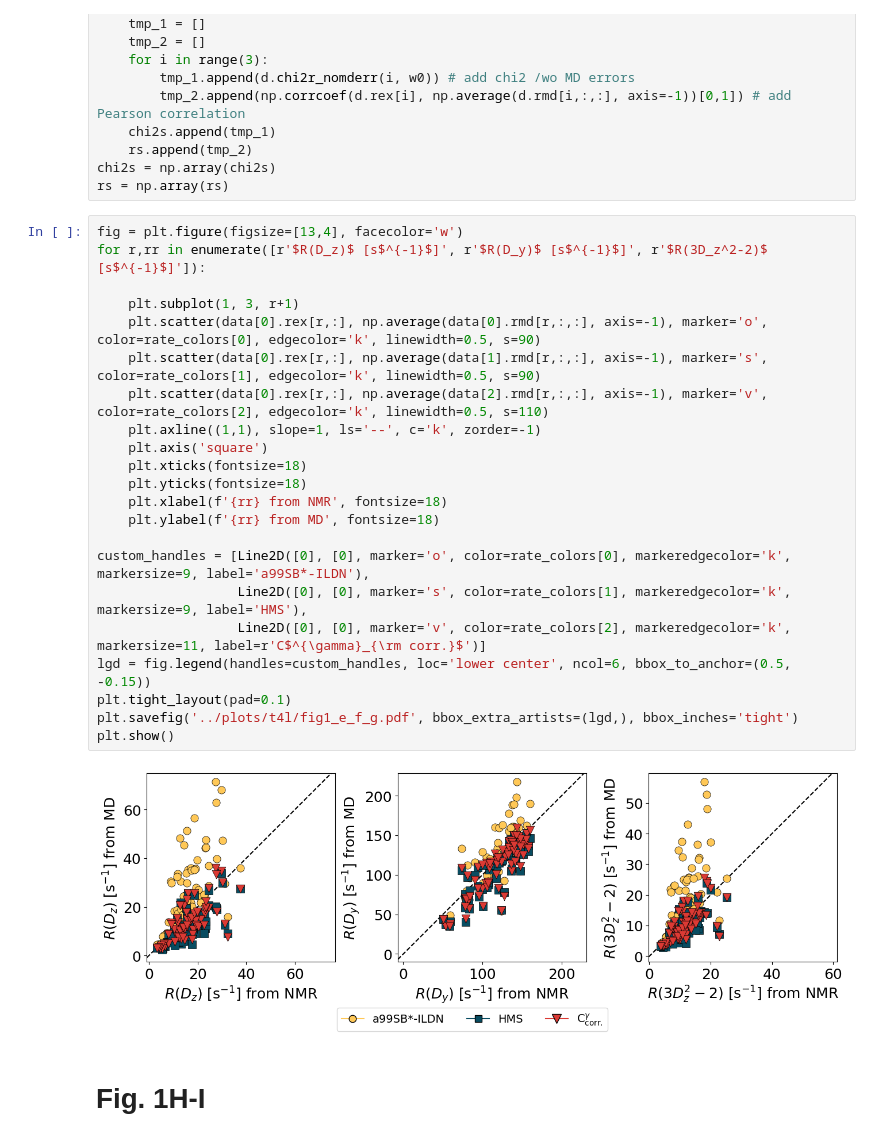
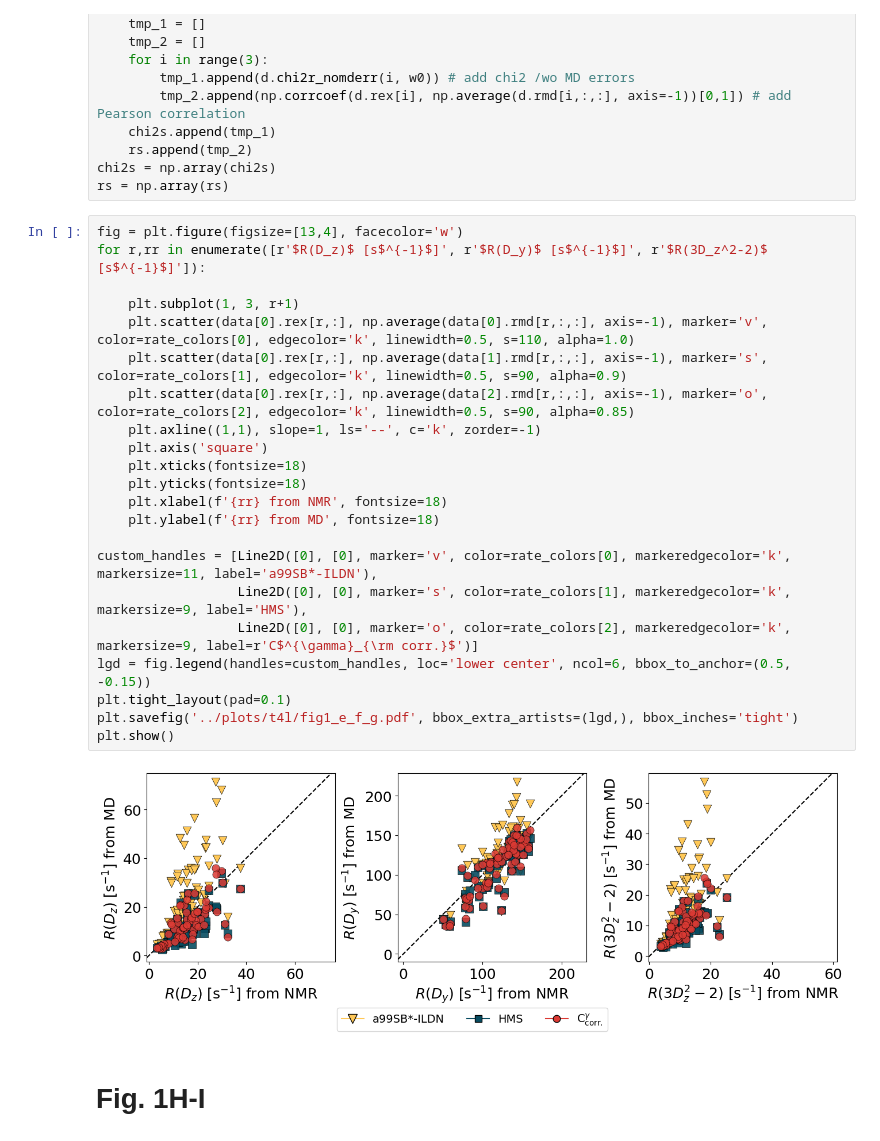
Before and after one commit to KULL-Centre/_2023_Kummerer_nmrFF, a Jupyter notebook: notebooks/make_figures_t4l.ipynb, the cells around one changed output. Saved outputs shown, nothing was run; the diff lists cells and outputs as text.

```diff
--- a/notebooks/make_figures_t4l.ipynb
+++ b/notebooks/make_figures_t4l.ipynb
@@ -159,27 +159,27 @@ rs = np.array(rs)
 # %%
 fig = plt.figure(figsize=[13,4], facecolor='w')
 for r,rr in enumerate([r'$R(D_z)$ [s$^{-1}$]', r'$R(D_y)$ [s$^{-1}$]', r'$R(3D_z^2-2)$ [s$^{-1}$]']):
 
     plt.subplot(1, 3, r+1)
-    plt.scatter(data[0].rex[r,:], np.average(data[0].rmd[r,:,:], axis=-1), marker='o', color=rate_colors[0], edgecolor='k', linewidth=0.5, s=90)
-    plt.scatter(data[0].rex[r,:], np.average(data[1].rmd[r,:,:], axis=-1), marker='s', color=rate_colors[1], edgecolor='k', linewidth=0.5, s=90)
-    plt.scatter(data[0].rex[r,:], np.average(data[2].rmd[r,:,:], axis=-1), marker='v', color=rate_colors[2], edgecolor='k', linewidth=0.5, s=110)
+    plt.scatter(data[0].rex[r,:], np.average(data[0].rmd[r,:,:], axis=-1), marker='v', color=rate_colors[0], edgecolor='k', linewidth=0.5, s=110, alpha=1.0)
+    plt.scatter(data[0].rex[r,:], np.average(data[1].rmd[r,:,:], axis=-1), marker='s', color=rate_colors[1], edgecolor='k', linewidth=0.5, s=90, alpha=0.9)
+    plt.scatter(data[0].rex[r,:], np.average(data[2].rmd[r,:,:], axis=-1), marker='o', color=rate_colors[2], edgecolor='k', linewidth=0.5, s=90, alpha=0.85)
     plt.axline((1,1), slope=1, ls='--', c='k', zorder=-1)
     plt.axis('square')
     plt.xticks(fontsize=18)
     plt.yticks(fontsize=18)
     plt.xlabel(f'{rr} from NMR', fontsize=18)
     plt.ylabel(f'{rr} from MD', fontsize=18)
 
-custom_handles = [Line2D([0], [0], marker='o', color=rate_colors[0], markeredgecolor='k', markersize=9, label='a99SB*-ILDN'),
+custom_handles = [Line2D([0], [0], marker='v', color=rate_colors[0], markeredgecolor='k', markersize=11, label='a99SB*-ILDN'),
                   Line2D([0], [0], marker='s', color=rate_colors[1], markeredgecolor='k', markersize=9, label='HMS'),
-                  Line2D([0], [0], marker='v', color=rate_colors[2], markeredgecolor='k', markersize=11, label=r'C$^{\gamma}_{\rm corr.}$')]
+                  Line2D([0], [0], marker='o', color=rate_colors[2], markeredgecolor='k', markersize=9, label=r'C$^{\gamma}_{\rm corr.}$')]
 lgd = fig.legend(handles=custom_handles, loc='lower center', ncol=6, bbox_to_anchor=(0.5, -0.15))
 plt.tight_layout(pad=0.1)
 plt.savefig('../plots/t4l/fig1_e_f_g.pdf', bbox_extra_artists=(lgd,), bbox_inches='tight')
 plt.show()
 # %% [output]
-[figure, old version]
+[figure, new version]
 # %% [markdown]
 # Fig. 1H-I
 # %%
```
Also changed, not shown: parts of 1 cell of this notebook, 6 other files.
